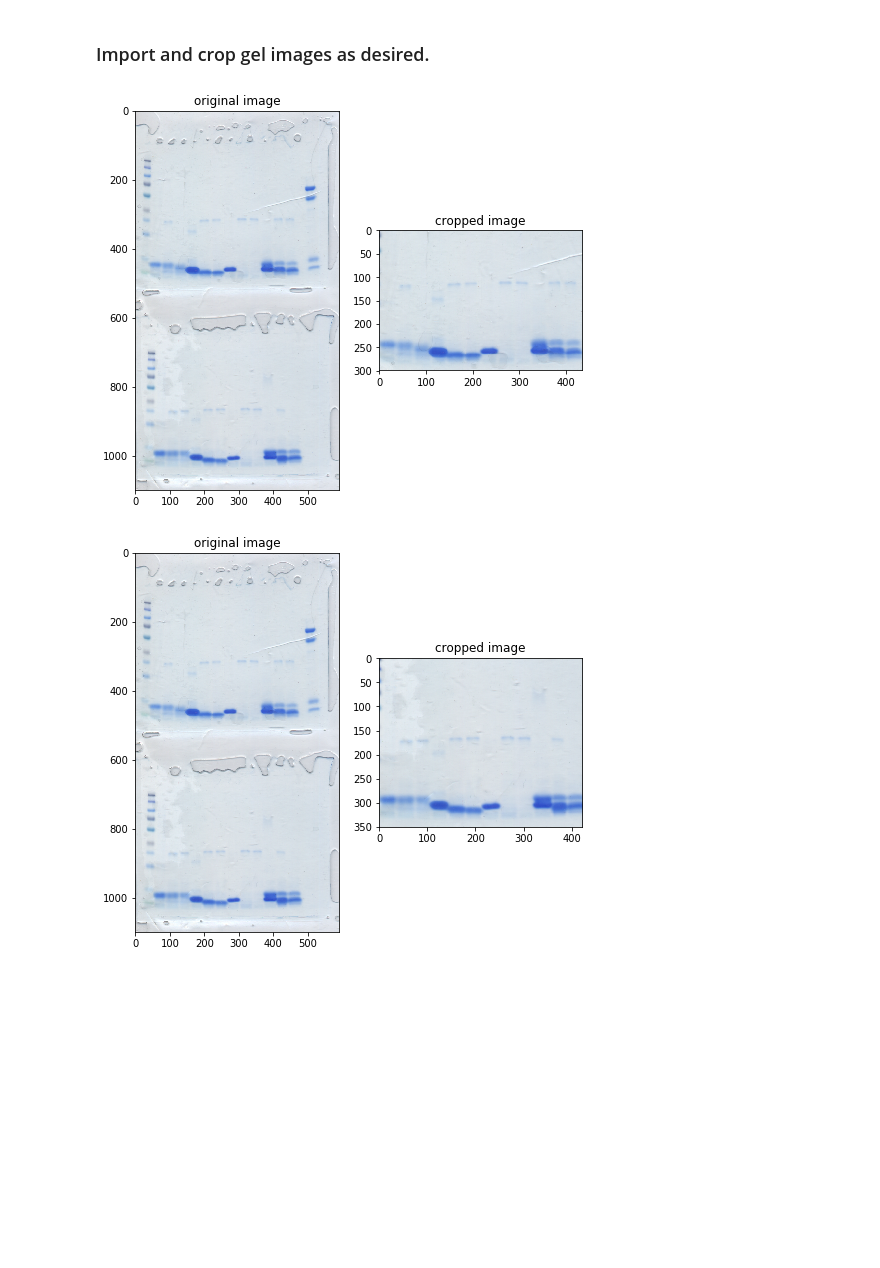
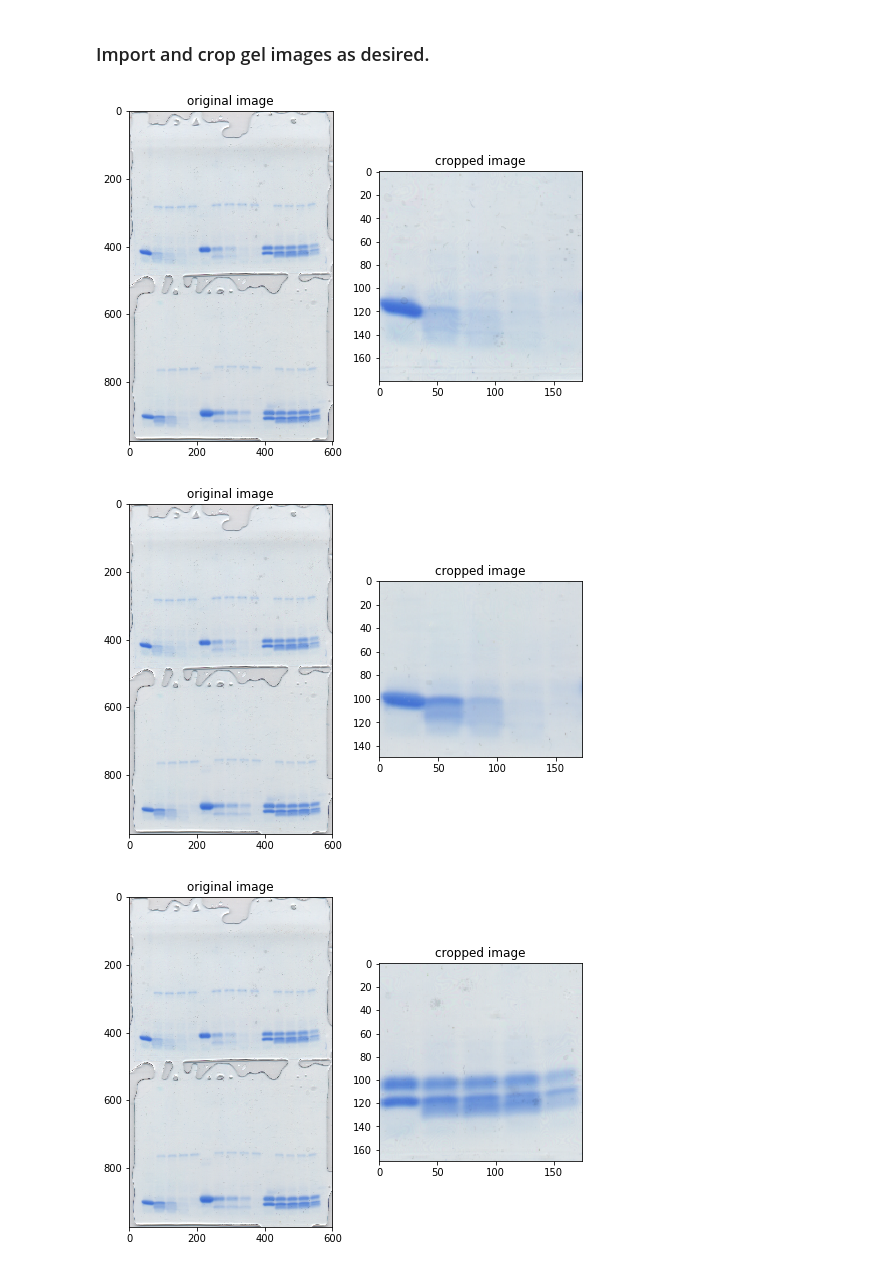
Before and after one commit to jharman25/bioimage_quant, a Jupyter notebook: notebook-example.ipynb, the cells around one changed output. Saved outputs shown, nothing was run; the diff lists cells and outputs as text; code cells hidden in the pictures; blank space fills up the shorter version.

```diff
--- a/notebook-example.ipynb
+++ b/notebook-example.ipynb
@@ -6,14 +6,16 @@ from gelquant import gelquant
 # %% [markdown]
 ### Import and crop gel images as desired.
 # %%
-# four digits correspond to (x1,y1) and (x2,y2) points between which the gel gets cropped
+# The four numbers correspond to (x1,y1) and (x2,y2) points between which the gel gets cropped
 
-image1 = gelquant.image_cropping("gel-example.png", 40, 200, 475, 500)
+a1 = gelquant.image_cropping("gel-example.png", 30, 300, 205, 480)
 
-# you can process more than one replicate by simply repeating the cropping call,
-# yielding error bars on your final plot
+# You can process more than one replicate by simply repeating gelquant.image_cropping
 
-image2 = gelquant.image_cropping("gel-example.png", 53, 700, 475, 1050)
+a2 = gelquant.image_cropping("gel-example.png", 35, 800, 208, 950)
+b1 = gelquant.image_cropping("gel-example.png", 390, 300, 565, 470)
+b2 = gelquant.image_cropping("gel-example.png", 390, 800, 565, 950)
 # %% [output]
-[figure, old version]
+[figure, new version]
-[figure, old version]
+[figure, new version]
+[figure, added]
```
Also changed, not shown: parts of 7 cells of this notebook, 4 other files.
